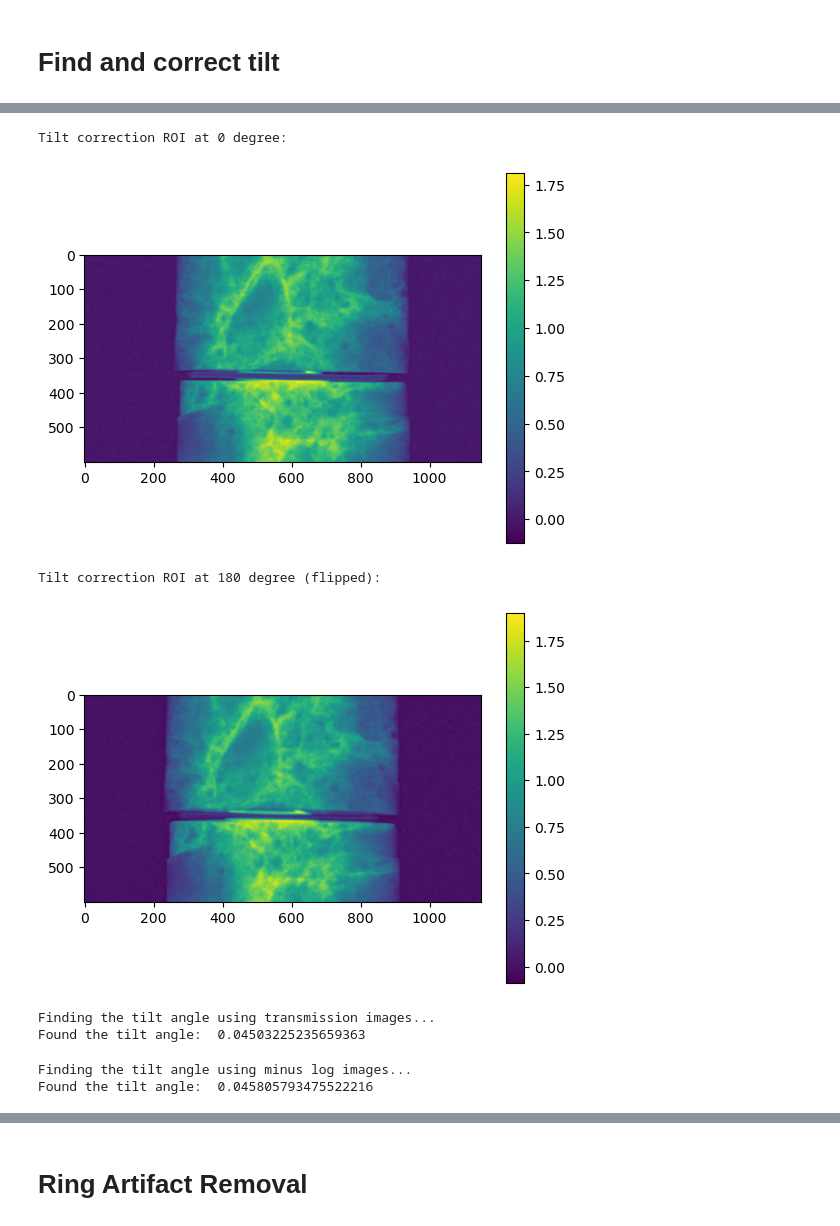
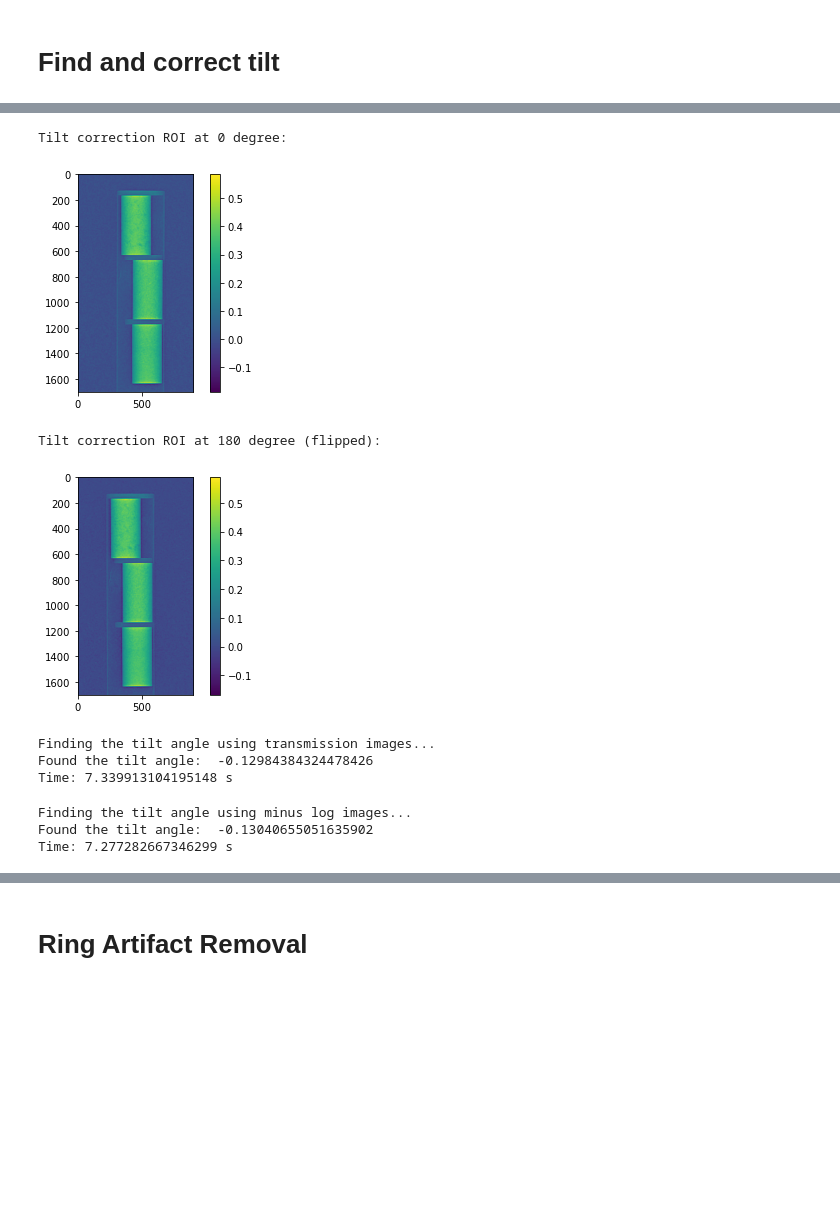
Before and after one commit to zhangy6x/research_stuff, a Jupyter notebook: jupyter_notebooks/norm_recon/rockit_recon_master.ipynb, the cells around one changed output, grey strips where cells are left out. Drawn from its saved outputs; the diff is of its cells as text; code cells hidden in the pictures; blank space fills up the shorter version.

```diff
--- a/jupyter_notebooks/norm_recon/rockit_recon_master.ipynb
+++ b/jupyter_notebooks/norm_recon/rockit_recon_master.ipynb
@@ -66,9 +72,9 @@ os.listdir(dc_loc)
 # %%
 ###################### need to change start
-sample_name = "2022_10_03_conceteB"
+sample_name = "2023_06_12_sample3_fresh"
 ct_dir = os.path.join(ct_loc, sample_name)
-ob_dir = os.path.join(ob_loc, "2022_10_03_conceteB")
-dc_dir = os.path.join(dc_loc, "2022_10_03_conceteB")
+ob_dir = os.path.join(ob_loc, "2023_06_12")
+dc_dir = os.path.join(dc_loc, "2023_05_24")
 # ct_dir = "/HFIR/CG1D/IPTS-"+ipts+"/shared/processed_data/raw_to_recon"
 # ob_dir = "/HFIR/CG1D/IPTS-"+ipts+"/shared/processed_data/raw_to_recon"
 # dc_dir = "/HFIR/CG1D/IPTS-"+ipts+"/shared/processed_data/raw_to_recon"
@@ -77,10 +83,6 @@ end_ang = 359.1 # Will *NOT* be used if the CT file names contain angle info
 ct_name = "*battery*" # Will not be used if follows the default file structure
 ob_name = "*ob*" # Will not be used if follows the default file structure
 dc_name = "*dc*" # Will not be used if follows the default file structure
-output_hdf5_dir = "/netdisk/y9z/IPTS-"+ipts+"/"
-# output_hdf5_dir = "/netdisk/y9z/CG1D/IPTS-"+ipts+"/rockit/hdf5/"
-# output_hdf5_dir = "/HFIR/CG1D/IPTS-"+ipts+"/shared/autoreduce/hdf5/"
-output_hdf5 = output_hdf5_dir + sample_name + ".h5"
 ###################### need to change end
 # %% [markdown]
 # Load all data files (CT, OB and DC)
@@ -132,10 +134,10 @@ crop = True
 # crop_right = 1650
 # crop_top = 750
 # crop_bottom = 1950
-crop_left = 400
-crop_right = 1550
-crop_top = 150
-crop_bottom = 1950
+crop_left = 600
+crop_right = 1500
+crop_top = 250
+crop_bottom = 2020
 ###################### need to change end
 proj_crop = rocku.crop(proj_raw, crop_left, crop_right, crop_top, crop_bottom, crop)
 ob_crop = rocku.crop(ob_raw, crop_left, crop_right, crop_top, crop_bottom, crop)
@@ -196,9 +207,9 @@ proj_norm = tomopy.misc.corr.remove_outlier(proj_norm, gamma_diff, ncore=ncore)
 # %%
 ###################### need to change start
 bg_left = 5
-bg_right = 80
+bg_right = 200
 bg_top = 20
-bg_bottom = 1700
+bg_bottom = 1600
 ###################### need to change end
 bg_stack = proj_norm[:, bg_top:bg_bottom, bg_left:bg_right]
 bg_min = np.min(bg_stack, axis=0)
@@ -244,0 +259,5 @@ proj_mlog = tomopy.misc.corr.remove_outlier(proj_norm, gamma_diff, ncore=ncore)
+# %%
+t0 = timeit.default_timer()
+proj_mlog = tomopy.misc.corr.remove_outlier(proj_mlog, gamma_diff, ncore=ncore)
+t1 = timeit.default_timer()
+print("Time: {} s".format(t1-t0))
@@ -256,52 +279,60 @@ proj_crop_min.shape
 ###################### need to change start
 tt_left = 0
 tt_right = 1500
-tt_top = 600
-tt_bottom = 1200
+tt_top = 0
+tt_bottom = 1700
 ###################### need to change start
 tt_roi_dict = {
     'left': tt_left,
     'right': tt_right,
     'top': tt_top,
     'bottom': tt_bottom
 }
 tt_000deg_mlog = proj_mlog[proj000_idx, tt_roi_dict['top']:tt_roi_dict['bottom'], tt_roi_dict['left']:tt_roi_dict['right']]
 tt_180deg_mlog = proj_mlog[proj180_idx, tt_roi_dict['top']:tt_roi_dict['bottom'], tt_roi_dict['left']:tt_roi_dict['right']]
 tt_000deg_trans = proj_norm[proj000_idx, tt_roi_dict['top']:tt_roi_dict['bottom'], tt_roi_dict['left']:tt_roi_dict['right']]
 tt_180deg_trans = proj_norm[proj180_idx, tt_roi_dict['top']:tt_roi_dict['bottom'], tt_roi_dict['left']:tt_roi_dict['right']]
 print("Tilt correction ROI at 0 degree:")
 # plt.imshow(tt_000deg_trans)
 # plt.colorbar()
 # plt.show()
 plt.imshow(tt_000deg_mlog)
 plt.colorbar()
 plt.show()
 print("Tilt correction ROI at 180 degree (flipped):")
 # plt.imshow(tt_180deg_trans)
 # plt.colorbar()
 # plt.show()
 plt.imshow(np.fliplr(tt_180deg_mlog))
 plt.colorbar()
 plt.show()
 # %% [output]
 Tilt correction ROI at 0 degree:
-[figure, old version]
+[figure, new version]
 Tilt correction ROI at 180 degree (flipped):
-[figure, old version]
+[figure, new version]
 # %%
 print("Finding the tilt angle using transmission images...")
+t0 = timeit.default_timer()
 tilt_ang = tilt.calculate_tilt(image0=tt_000deg_trans, image180=tt_180deg_trans)
 print("Found the tilt angle: ", tilt_ang.x)
+t1 = timeit.default_timer()
+print("Time: {} s".format(t1-t0))
 # %% [output]
 Finding the tilt angle using transmission images...
-Found the tilt angle:  0.04503225235659363
+Found the tilt angle:  -0.12984384324478426
+Time: 7.339913104195148 s
 # %%
 print("Finding the tilt angle using minus log images...")
+t0 = timeit.default_timer()
 tilt_ang = tilt.calculate_tilt(image0=tt_000deg_mlog, image180=tt_180deg_mlog)
 print("Found the tilt angle: ", tilt_ang.x)
+t1 = timeit.default_timer()
+print("Time: {} s".format(t1-t0))
 # %% [output]
 Finding the tilt angle using minus log images...
-Found the tilt angle:  0.045805793475522216
+Found the tilt angle:  -0.13040655051635902
+Time: 7.277282667346299 s
 # %%
 print("Projection at 0 degree:")
 proj_mlog_tilt_000deg_mlog = tilt.apply_tilt_correction(tt_000deg_mlog, tilt_ang.x, ncore=ncore)
```
Also changed, not shown: parts of 41 cells of this notebook, 4 other files.
